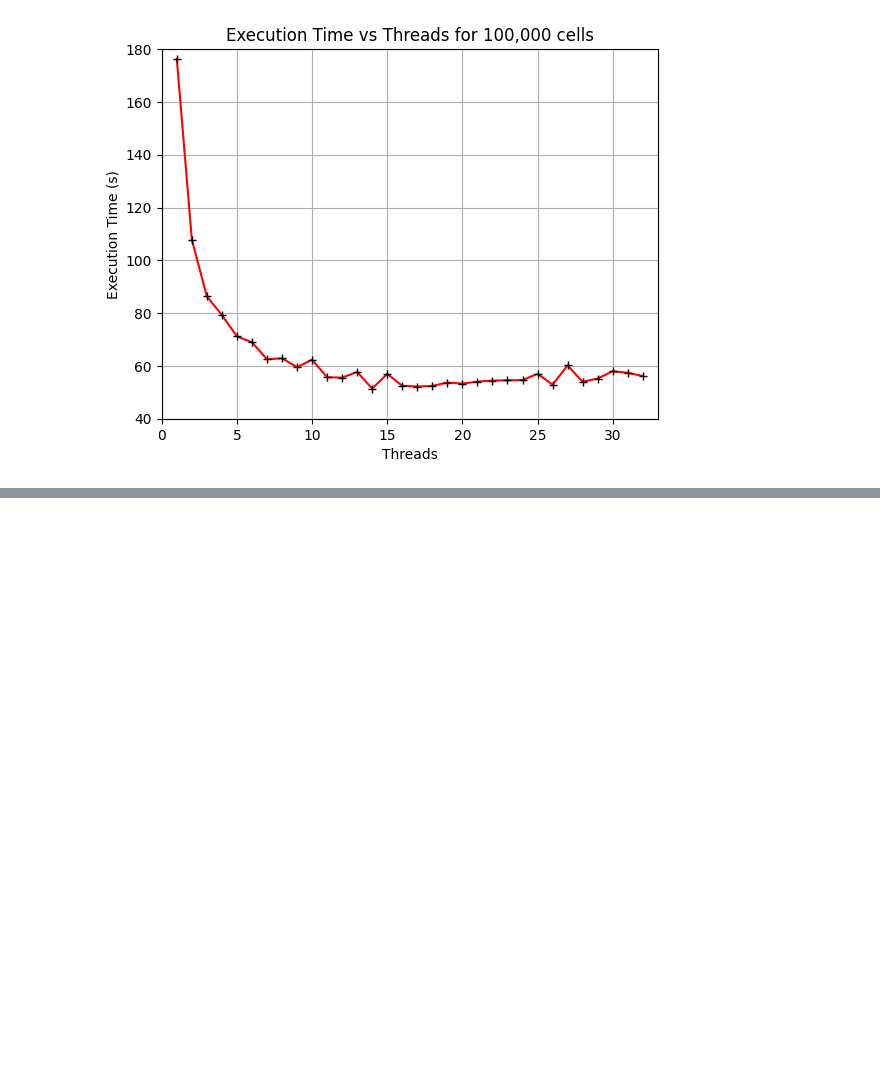
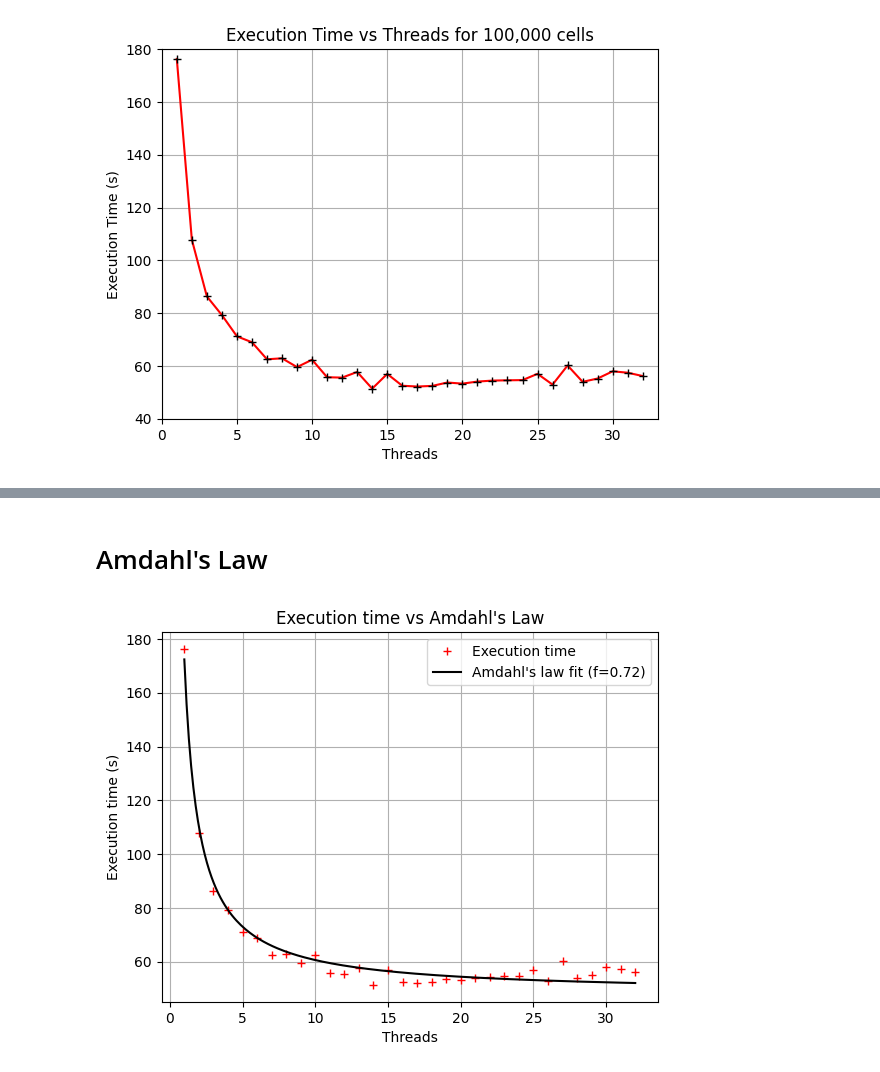
Before and after one commit to HenryCarr98/AWEgas, a Jupyter notebook: Analysis/Analysis.ipynb, the cells around one changed output, grey strips where cells are left out. Saved outputs shown, nothing was run; the diff lists cells and outputs as text; code cells hidden in the pictures; blank space fills up the shorter version.

```diff
--- a/Analysis/Analysis.ipynb
+++ b/Analysis/Analysis.ipynb
@@ -63,0 +88,32 @@ plt.grid(True)
+# %% [markdown]
+# Amdahl's Law
+# %%
+threads = df["threads"].to_numpy()
+times = df["execution_time_sec"].to_numpy()
+
+#Define Amdahl's law function
+def amdahl(t, f, T1):
+    """
+    t: number of threads
+    f: parallel fraction
+    T1: serial execution time
+    """
+    return T1 * ((1 - f) + f / t)
+
+# Fit curve to data
+popt, pcov = curve_fit(amdahl, threads, times, bounds=([0, 0], [1, np.inf]))
+f_fit, T1_fit = popt
+t_smooth = np.linspace(1, max(threads), 200)
+times_fit = amdahl(t_smooth, f_fit, T1_fit)
+
+#Plot
+plt.plot(threads, times, "r+", label="Execution time")
+plt.plot(t_smooth, times_fit, "k-", label=f"Amdahl's law fit (f={f_fit:.2f})")
+plt.xlabel("Threads")
+plt.ylabel("Execution time (s)")
+plt.title("Execution time vs Amdahl's Law")
+plt.legend()
+plt.grid(True)
+plt.show()
+# %% [output]
+[figure, added]
```
Also changed, not shown: parts of 2 cells of this notebook.
